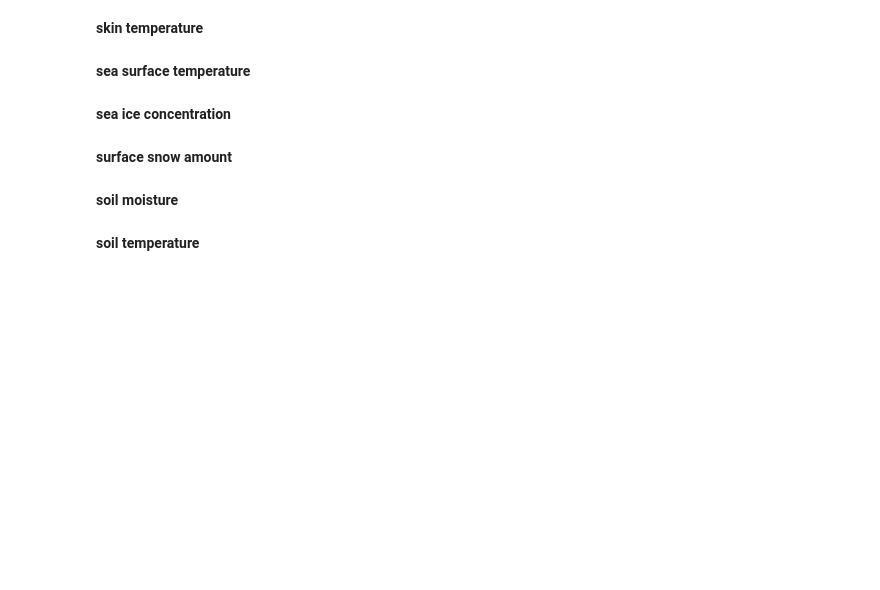
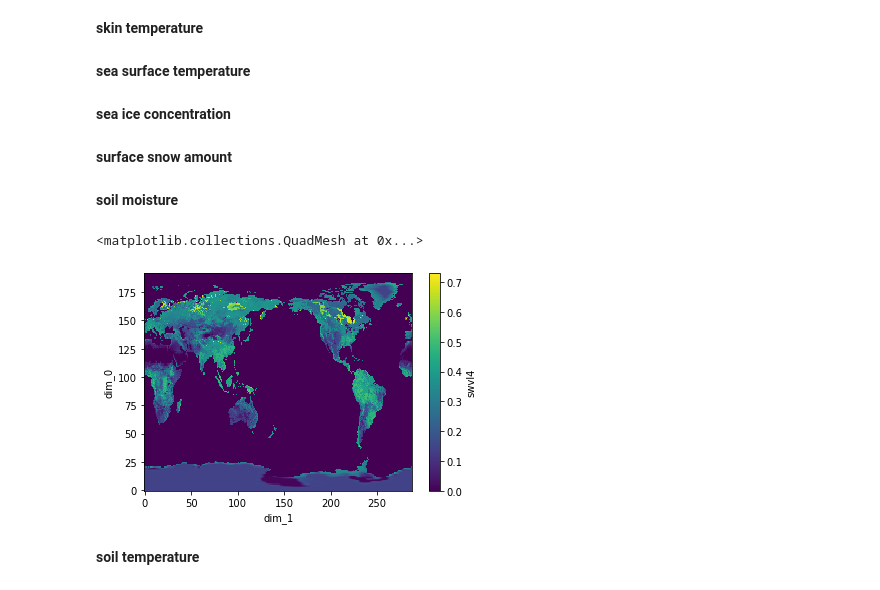
Before and after one commit to geosciz/nc2im_cesm2, a Jupyter notebook: process_nc.ipynb, the cells around one changed output. Cells and saved outputs as stored; diff of their text form; code cells hidden in the pictures; blank space fills up the shorter version.

```diff
--- a/process_nc.ipynb
+++ b/process_nc.ipynb
@@ -252,6 +250,11 @@ for s in ss:
     daf = da.fillna(0.)
     file_name = s + '_' + file_time + '.nc'
     daf.to_netcdf(im_path+file_name)
+# %%
+daf.plot()
+# %% [output]
+<matplotlib.collections.QuadMesh at 0x...>
+[figure, added]
 # %% [markdown]
 **soil temperature**
 # %%
```
Also changed, not shown: parts of 4 cells of this notebook, 4 other files.
